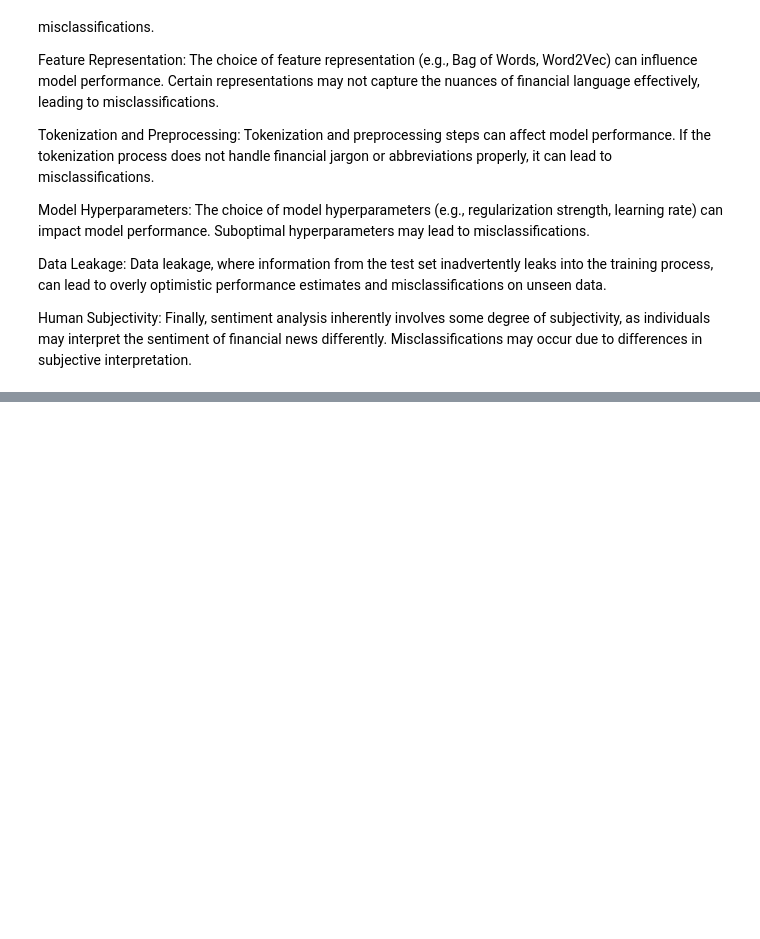
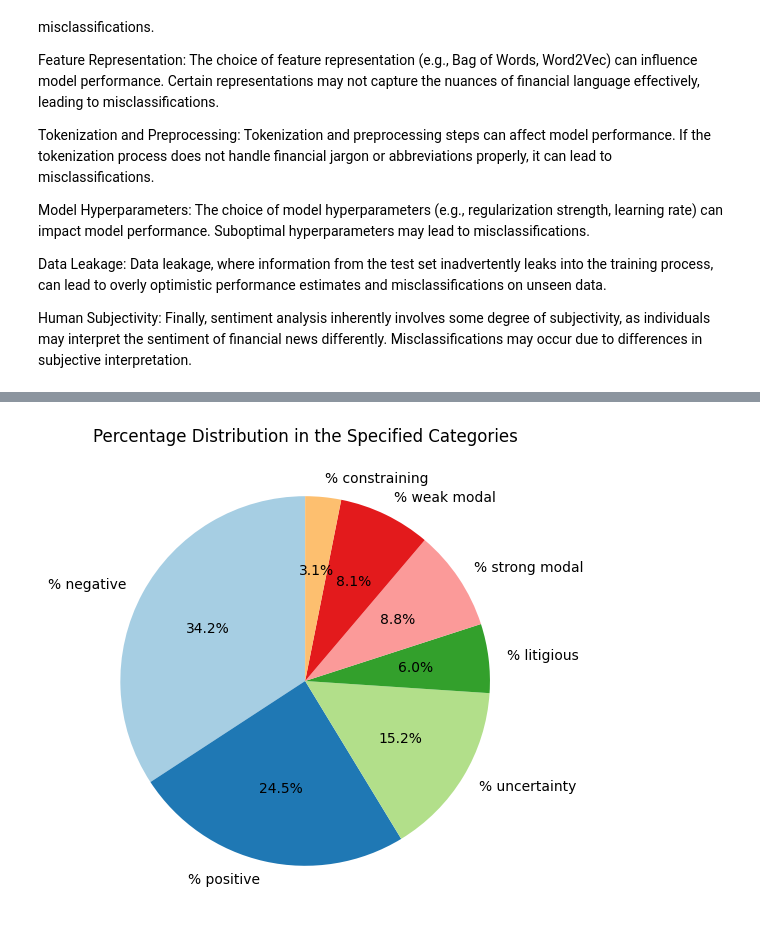
Before and after one commit to rnribeiro/NLP_FEUP, a Jupyter notebook: main.ipynb, the cells around one changed output, grey strips where cells are left out. Saved outputs shown, nothing was run; the diff lists cells and outputs as text; code cells hidden in the pictures; blank space fills up the shorter version.

```diff
--- a/main.ipynb
+++ b/main.ipynb
@@ -516,0 +560,12 @@ Human Subjectivity: Finally, sentiment analysis inherently involves some degree
+# %%
+lm_analysis = pd.read_csv('D:/Temp/Parser.csv')
+
+categories = ['% negative', '% positive', '% uncertainty', '% litigious', '% strong modal', '% weak modal', '% constraining']
+data_for_pie = lm_analysis[categories]
+
+plt.figure(figsize=(10, 6))
+plt.pie(data_for_pie.mean(), labels=data_for_pie.columns, autopct='%1.1f%%', startangle=90, colors=plt.cm.Paired.colors)
+plt.title('Percentage Distribution in the Specified Categories')
+plt.show()
+# %% [output]
+[figure, added]
```
Also changed, not shown: parts of 10 cells of this notebook.
